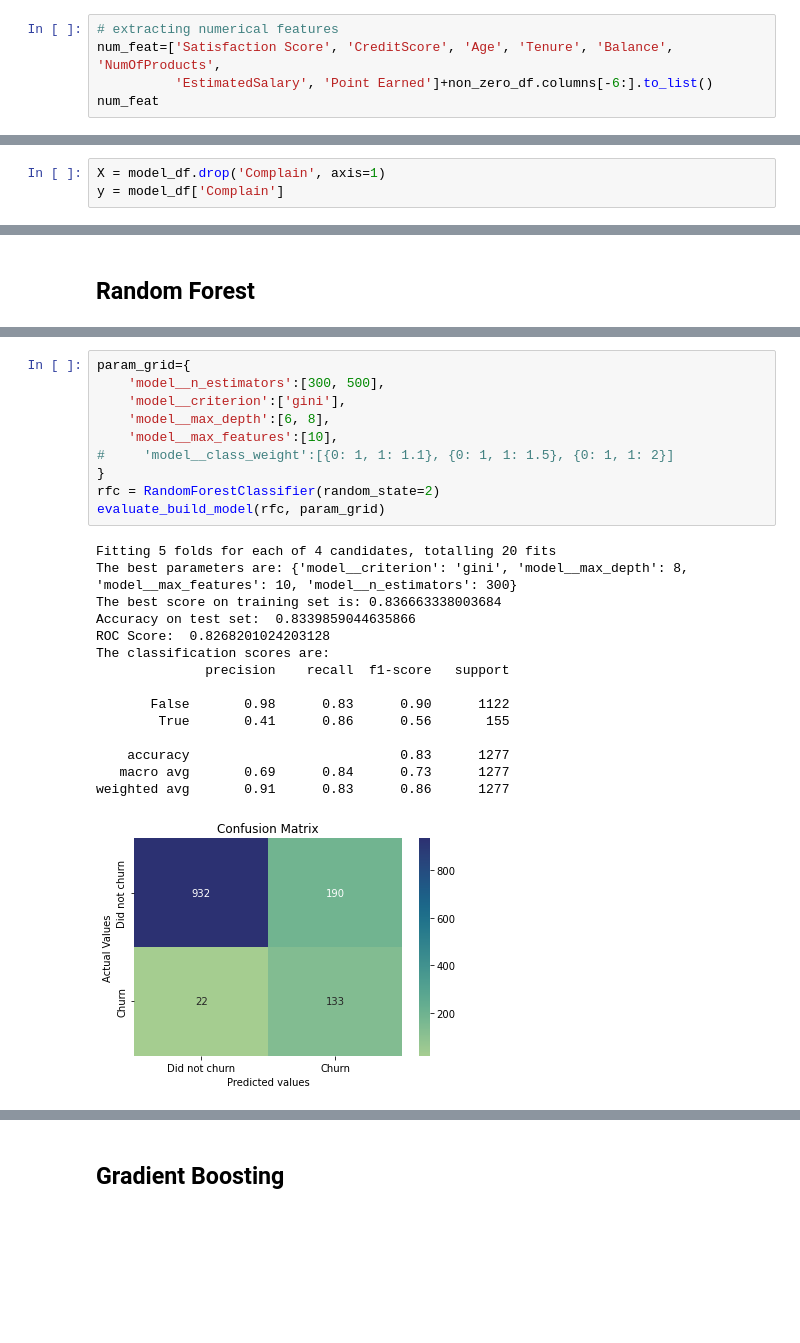
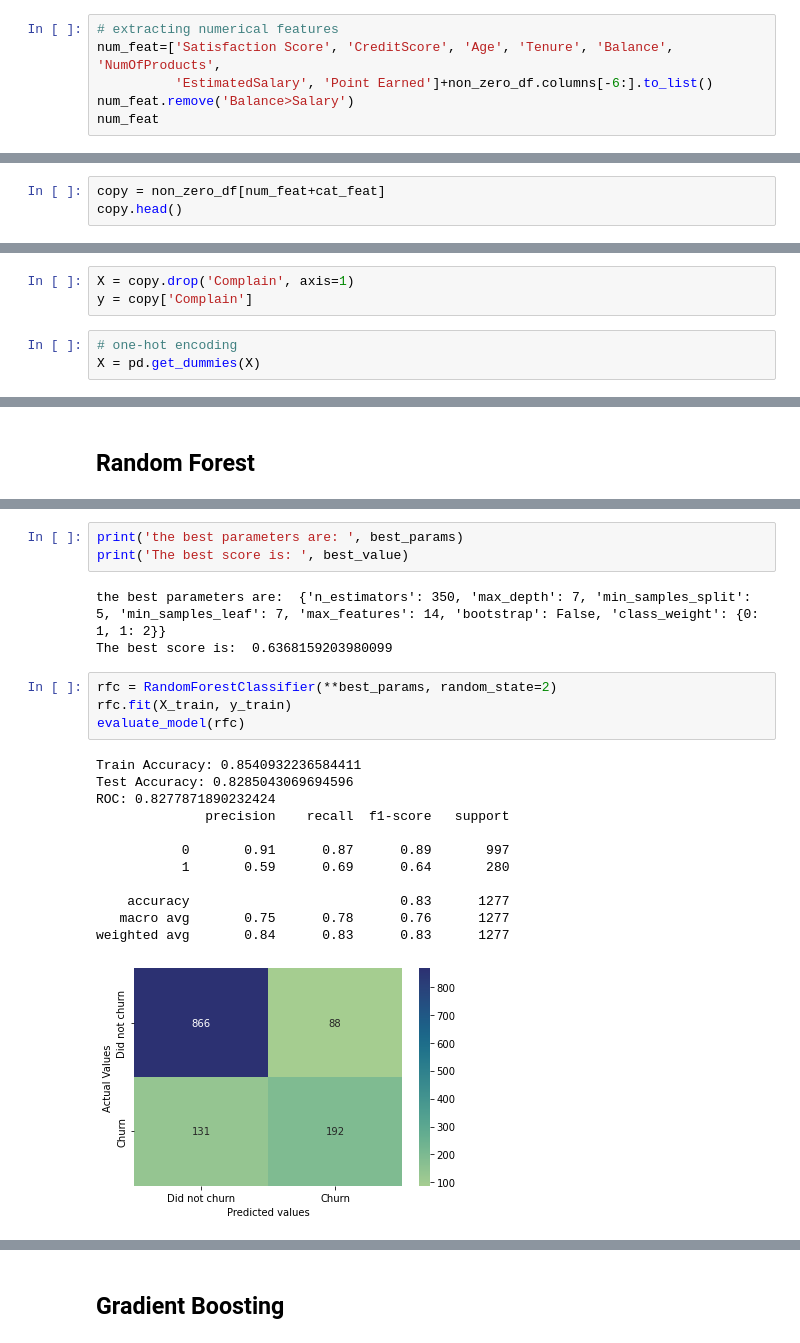
Before and after one commit to BrianLoe/ChurnPrediction, a Jupyter notebook: ML_Models2.ipynb, the cells around one changed output, grey strips where cells are left out. Saved outputs shown, nothing was run; the diff lists cells and outputs as text; blank space fills up the shorter version.

Commit message:
update polynomial and identify complain segment

```diff
--- a/ML_Models2.ipynb
+++ b/ML_Models2.ipynb
@@ -669,6 +655,7 @@ dtype: object
 # extracting numerical features
 num_feat=['Satisfaction Score', 'CreditScore', 'Age', 'Tenure', 'Balance', 'NumOfProducts',
           'EstimatedSalary', 'Point Earned']+non_zero_df.columns[-6:].to_list()
+num_feat.remove('Balance>Salary')
 num_feat
 # %% [output]
 ['Satisfaction Score',
@@ -1025,0 +1042,3 @@ model_df
+# %%
+copy = non_zero_df[num_feat+cat_feat]
+copy.head()
@@ -1026,8 +1053,11 @@ model_df
 # %% [markdown]
 ### Splitting X and y
 # %%
-X = model_df.drop('Complain', axis=1)
-y = model_df['Complain']
+X = copy.drop('Complain', axis=1)
+y = copy['Complain']
+# %%
+# one-hot encoding
+X = pd.get_dummies(X)
 # %%
 X_train, X_test, y_train, y_test = train_test_split(X, y, test_size=.2, random_state=2)
 X_train.shape
@@ -1060,26 +1133,23 @@ def evaluate_build_model(model_name, parameters):
+# %%
+print('the best parameters are: ', best_params)
+print('The best score is: ', best_value)
+# %% [output]
+the best parameters are:  {'n_estimators': 350, 'max_depth': 7, 'min_samples_split': 5, 'min_samples_leaf': 7, 'max_features': 14, 'bootstrap': False, 'class_weight': {0: 1, 1: 2}}
+The best score is:  0.6368159203980099
 # %%
-param_grid={
-    'model__n_estimators':[300, 500],
-    'model__criterion':['gini'],
-    'model__max_depth':[6, 8],
-    'model__max_features':[10],
-#     'model__class_weight':[{0: 1, 1: 1.1}, {0: 1, 1: 1.5}, {0: 1, 1: 2}]
-}
-rfc = RandomForestClassifier(random_state=2)
-evaluate_build_model(rfc, param_grid)
+rfc = RandomForestClassifier(**best_params, random_state=2)
+rfc.fit(X_train, y_train)
+evaluate_model(rfc)
 # %% [output]
-Fitting 5 folds for each of 4 candidates, totalling 20 fits
-The best parameters are: {'model__criterion': 'gini', 'model__max_depth': 8, 'model__max_features': 10, 'model__n_estimators': 300}
-The best score on training set is: 0.836663338003684
-Accuracy on test set:  0.8339859044635866
-ROC Score:  0.8268201024203128
-The classification scores are:
+Train Accuracy: 0.8540932236584411
+Test Accuracy: 0.8285043069694596
+ROC: 0.8277871890232424
               precision    recall  f1-score   support
 
-       False       0.98      0.83      0.90      1122
-        True       0.41      0.86      0.56       155
+           0       0.91      0.87      0.89       997
+           1       0.59      0.69      0.64       280
 
     accuracy                           0.83      1277
-   macro avg       0.69      0.84      0.73      1277
-weighted avg       0.91      0.83      0.86      1277
+   macro avg       0.75      0.78      0.76      1277
+weighted avg       0.84      0.83      0.83      1277
-[figure, old version]
+[figure, new version]
```
Also changed, not shown: parts of 111 cells of this notebook.
